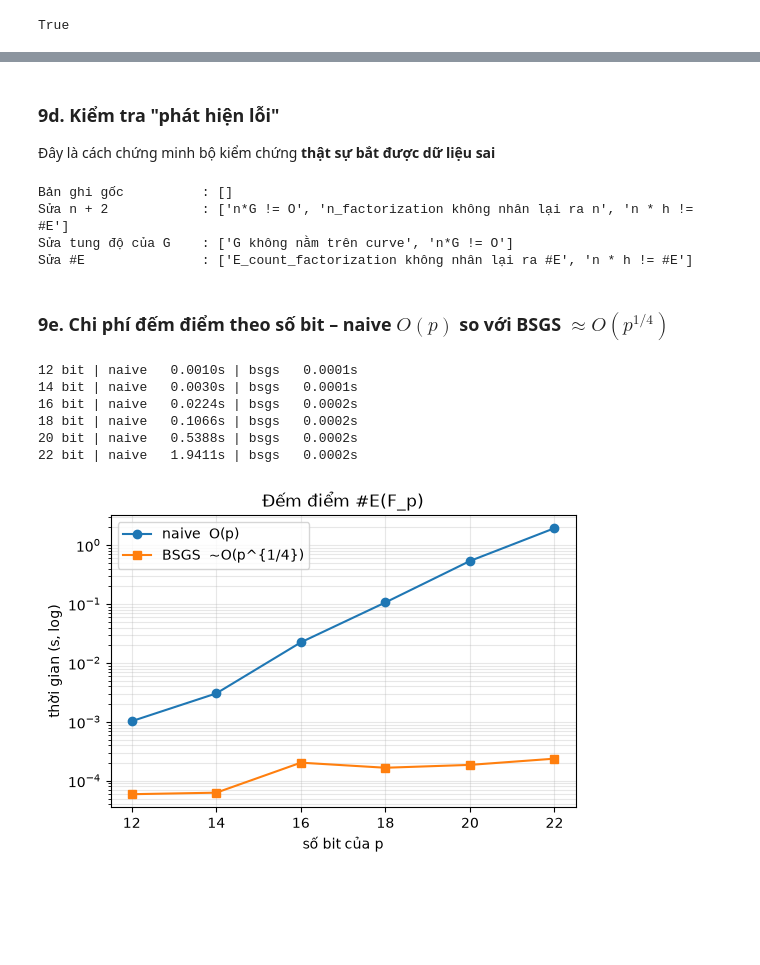
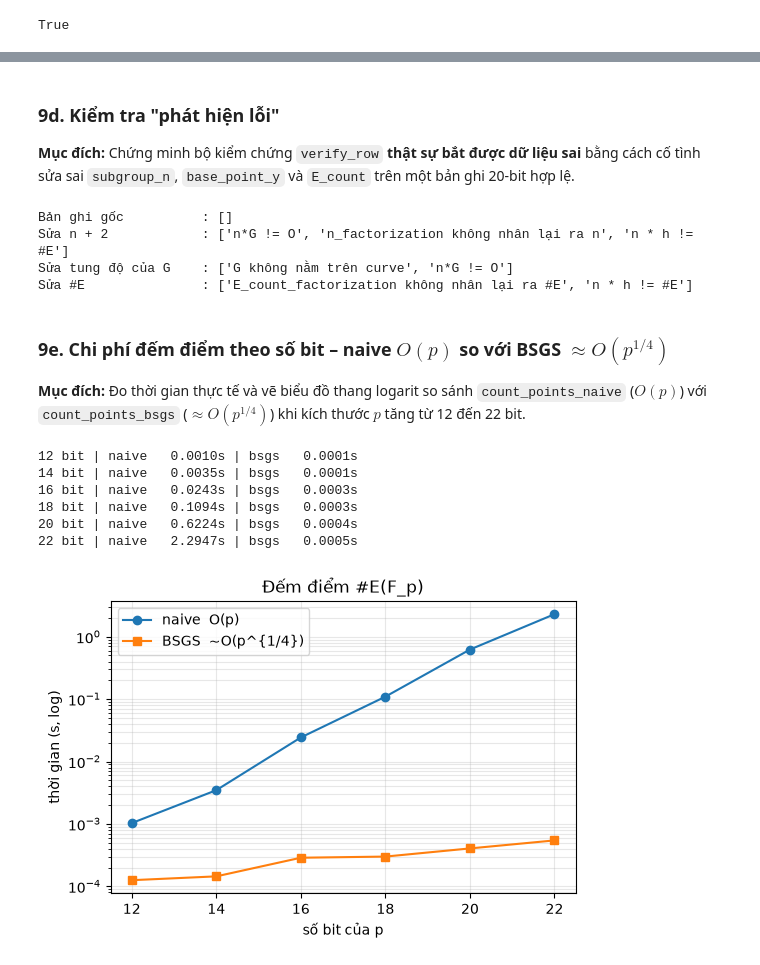
Before and after one commit to UITxWoodyNguyen/ECC-Cryptanalysis, a Jupyter notebook: curves/toy_curve_gen.ipynb, the cells around one changed output, grey strips where cells are left out. Drawn from its saved outputs; the diff is of its cells as text; code cells hidden in the pictures; blank space fills up the shorter version.

Commit message:
Fixing markdown for both ipynb, also refix the toy_curve_gen so that it adds dependency outside

```diff
--- a/curves/toy_curve_gen.ipynb
+++ b/curves/toy_curve_gen.ipynb
@@ -410,26 +163,26 @@ class Curve:
 # %%
 # Chạy thử: E: y^2 = x^3 + 2x + 3 trên F_97
-E = Curve(97, 2, 3)
+E = ECC(2, 3, 97)
 print("Δ =", E.discriminant(), "| không suy biến:", E.is_nonsingular())
 
-P = (3, 6)
-print("P ∈ E:", E.contains(P), "| 2P =", E.add(P, P), "| 3P =", E.mul(3, P))
-print("P + (-P) =", E.add(P, E.neg(P)), "(None = điểm vô cực O)")
+P = Point(E, 3, 6)
+print("P ∈ E:", E.is_on_curve(P.x, P.y), "| 2P =", P + P, "| 3P =", 3 * P)
+print("P + (-P) =", P + (-P), "(is_infinity =", (P + (-P)).is_infinity, ")")
 
 # Đếm tay: duyệt mọi (x, y)
-points = [(x, y) for x in range(97) for y in range(97) if E.contains((x, y))]
+points = [Point(E, x, y) for x in range(97) for y in range(97) if E.is_on_curve(x, y)]
 N = len(points) + 1  # +1 cho O
 print("#E (duyệt tay) =", N, "| (Bước 3 sẽ kiểm lại bằng count_points_naive)")
 
 # Bậc của P: nhân dần cho tới khi về O
 k, R = 1, P
-while R is not None:
-    R, k = E.add(R, P), k + 1
+while not R.is_infinity:
+    R, k = R + P, k + 1
 print("bậc của P =", k, "| chia hết #E:", N % k == 0, "(định lý Lagrange)")
 
 # Kiểm tra tính kết hợp (P+Q)+R = P+(Q+R) trên 200 bộ ba ngẫu nhiên
 rng = random.Random(0)
 trip = [tuple(rng.choice(points) for _ in range(3)) for _ in range(200)]
-print("Tính kết hợp đúng với 200 bộ ba:", all(E.add(E.add(a, b), c) == E.add(a, E.add(b, c)) for a, b, c in trip))
+print("Tính kết hợp đúng với 200 bộ ba:", all((a + b) + c == a + (b + c) for a, b, c in trip))
 # %% [output]
 Δ = 81 | không suy biến: True
@@ -519,9 +220,11 @@ def count_points(E: Curve, rng: Optional[random.Random] = None) -> int:
 # %%
+import time
+
 # Chạy thử 3: so khớp naive và BSGS, đo thời gian
 rng = random.Random(42)
 for bits in (14, 18, 20):
     p = random_prime(rng, bits)
-    E = Curve(p, rng.randrange(p), rng.randrange(p))
+    E = ECC(rng.randrange(p), rng.randrange(p), p)
     if not E.is_nonsingular():
         continue
     t0 = time.perf_counter(); n1 = count_points_naive(E); t1 = time.perf_counter()
@@ -532,7 +235,7 @@ for bits in (14, 18, 20):
 
 # p lớn (40 bit): chỉ BSGS khả thi
 p = random_prime(random.Random(7), 40)
-E = Curve(p, 12345, 67890)
+E = ECC(12345, 67890, p)
 t0 = time.perf_counter(); N = count_points(E); dt = time.perf_counter() - t0
 print(f"\np 40-bit = {p}: #E = {N} (BSGS, {dt:.3f}s) | t = p+1-#E = {p + 1 - N}, |t| <= 2√p: {abs(p + 1 - N) <= 2 * isqrt(p) + 2}")
 # %% [output]
@@ -994,20 +375,22 @@ Sau đó kiểm tra trực tiếp: $G\in E$, $nG=\mathcal{O}$ và thử giải m
 # %%
+import time
+
 row = generate_curve(24, mode="prime", seed=1)
-E = Curve.from_row(row)
-G = Curve.base_point_from_row(row)
+E = curve_from_row(row)
+G = base_point_from_row(row, E)
 n = int(row["subgroup_n"])
 
 print(f"E: y^2 = x^3 + {E.a}x + {E.b}  (mod {E.p})   [{row['category']}]")
-print("G =", G, "| G ∈ E:", E.contains(G))
-print("n =", n, f"({row['n_bits']} bit) | n·G =", E.mul(n, G), "(None = O)")
+print("G =", G, "| G ∈ E:", E.is_on_curve(G.x, G.y))
+print("n =", n, f"({row['n_bits']} bit) | n·G =", n * G, "| is_infinity:", (n * G).is_infinity)
 
 # Mô phỏng ECDLP: chọn khoá bí mật d, công khai Q = d·G, rồi vét cạn tìm lại d
 d = random.Random(2026).randrange(2, 150_000)   # chọn d nhỏ để vét cạn chạy nhanh trong notebook
-Q = E.mul(d, G)
+Q = d * G
 t0 = time.perf_counter()
 R, k = G, 1
 while R != Q:
-    R, k = E.add(R, G), k + 1
+    R, k = R + G, k + 1
 print(f"Vét cạn: tìm được d = {k} (đúng: {d}) sau {time.perf_counter() - t0:.2f}s -> khớp: {k == d}")
 # %% [output]
 E: y^2 = x^3 + 2771238x + 11765570  (mod 14623261)   [safe_prime_order]
@@ -1065,6 +451,7 @@ Thống kê category: {'safe_prime_order': 3, 'cofactor_gt1': 3, 'smooth_order':
 # %% [markdown]
 ### 9d. Kiểm tra "phát hiện lỗi"
-Đây là cách chứng minh bộ kiểm chứng **thật sự bắt được dữ liệu sai**
+
+**Mục đích:** Chứng minh bộ kiểm chứng `verify_row` **thật sự bắt được dữ liệu sai** bằng cách cố tình sửa sai `subgroup_n`, `base_point_y` và `E_count` trên một bản ghi 20-bit hợp lệ.
 # %%
 good = generate_curve(20, "prime", seed=5)
 print("Bản ghi gốc          :", verify_row(good))
@@ -1084,34 +471,39 @@ Sửa tung độ của G    : ['G không nằm trên curve', 'n*G != O']
 Sửa #E               : ['E_count_factorization không nhân lại ra #E', 'n * h != #E']
 # %% [markdown]
 ### 9e. Chi phí đếm điểm theo số bit – naive $O(p)$ so với BSGS $\approx O(p^{1/4})$
+
+**Mục đích:** Đo thời gian thực tế và vẽ biểu đồ thang logarit so sánh `count_points_naive` ($O(p)$) với `count_points_bsgs` ($\approx O(p^{1/4})$) khi kích thước $p$ tăng từ 12 đến 22 bit.
 # %%
+import time
+import matplotlib.pyplot as plt
+
 rng = random.Random(99)
 bits_list, t_naive, t_bsgs = [], [], []
 for bits in (12, 14, 16, 18, 20, 22):
     p = random_prime(rng, bits)
-    E = Curve(p, rng.randrange(p), rng.randrange(p))
+    E = ECC(rng.randrange(p), rng.randrange(p), p)
     if not E.is_nonsingular():
         continue
     t0 = time.perf_counter(); a = count_points_naive(E); t1 = time.perf_counter()
     b = count_points_bsgs(E, rng);                       t2 = time.perf_counter()
     assert a == b
     bits_list.append(bits); t_naive.append(t1 - t0); t_bsgs.append(t2 - t1)
     print(f"{bits:>2} bit | naive {t1 - t0:8.4f}s | bsgs {t2 - t1:8.4f}s")
 
 plt.figure(figsize=(6, 3.8))
 plt.semilogy(bits_list, t_naive, "o-", label="naive  O(p)")
 plt.semilogy(bits_list, t_bsgs, "s-", label="BSGS  ~O(p^{1/4})")
 plt.xlabel("số bit của p"); plt.ylabel("thời gian (s, log)"); plt.grid(alpha=.3, which="both"); plt.legend()
 plt.title("Đếm điểm #E(F_p)")
 plt.show()
 # %% [output]
 12 bit | naive   0.0010s | bsgs   0.0001s
-14 bit | naive   0.0030s | bsgs   0.0001s
-16 bit | naive   0.0224s | bsgs   0.0002s
-18 bit | naive   0.1066s | bsgs   0.0002s
-20 bit | naive   0.5388s | bsgs   0.0002s
-22 bit | naive   1.9411s | bsgs   0.0002s
+14 bit | naive   0.0035s | bsgs   0.0001s
+16 bit | naive   0.0243s | bsgs   0.0003s
+18 bit | naive   0.1094s | bsgs   0.0003s
+20 bit | naive   0.6224s | bsgs   0.0004s
+22 bit | naive   2.2947s | bsgs   0.0005s
-[figure, old version]
+[figure, new version]
 # %% [markdown]
 ## Tổng kết
 
```
Also changed, not shown: parts of 46 cells of this notebook, 1 other file.
